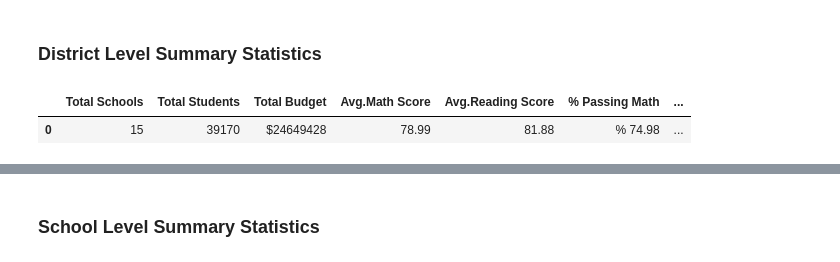
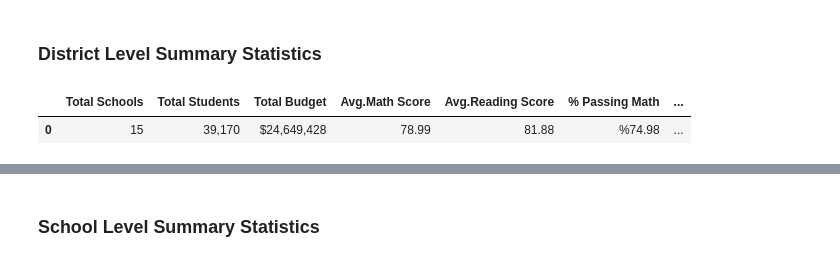
Before and after one commit to martinsingla/Challenge-Pandas, a Jupyter notebook: PyCitySchools/script.ipynb, the cells around one changed output, grey strips where cells are left out. Cells and saved outputs as stored; diff of their text form; code cells hidden in the pictures.

```diff
--- a/PyCitySchools/script.ipynb
+++ b/PyCitySchools/script.ipynb
@@ -53,19 +53,31 @@ data.head()
 ### District Level Summary Statistics
 # %%
 #District Education statistics summary
+
+#Creating df
 df1 = pd.DataFrame({
     "Total Schools": [schools["school_name"].count()] ,
     "Total Students": [students["student_name"].count()],
-    "Total Budget": [f'${schools["budget"].sum()}'],
-    "Avg.Math Score": [round(students["math_score"].mean(), 2)],
-    "Avg.Reading Score": [round(students["reading_score"].mean(), 2)],
-    "% Passing Math": [f'% {round(students.loc[students["math_score"] >= 70,"math_score"].count() / students["math_score"].count() * 100, 2)}'],
-    "% Passing Reading": [f'% {round(students.loc[students["reading_score"] >= 70,"reading_score"].count() / students["math_score"].count() * 100, 2)}'],
-    "% Overall Passing": [f'% {round(students.loc[(students["reading_score"] >= 70) & (students["math_score"] >= 70), "Student ID"].count() / students["Student ID"].count()*100,2)}']
+    "Total Budget": [schools["budget"].sum()],
+    "Avg.Math Score": [students["math_score"].mean()],
+    "Avg.Reading Score": [students["reading_score"].mean()],
+    "% Passing Math": [students.loc[students["math_score"] >= 70,"math_score"].count() / students["math_score"].count() * 100],
+    "% Passing Reading": [students.loc[students["reading_score"] >= 70,"reading_score"].count() / students["math_score"].count() * 100],
+    "% Overall Passing": [students.loc[(students["reading_score"] >= 70) & (students["math_score"] >= 70), "Student ID"].count() / students["Student ID"].count()*100]
 })
 
-df1
+#Formatting df
+df1_formated = df1.copy()
+df1_formated["Total Students"] = df1_formated["Total Students"].map("{:,}".format)
+df1_formated["Total Budget"] = df1_formated["Total Budget"].map("${:,}".format)
+df1_formated["Avg.Math Score"] = df1_formated["Avg.Math Score"].map("{:.2f}".format)
+df1_formated["Avg.Reading Score"] = df1_formated["Avg.Reading Score"].map("{:.2f}".format)
+df1_formated["% Passing Math"] = df1_formated["% Passing Math"].map("%{:.2f}".format)
+df1_formated["% Passing Reading"] = df1_formated["% Passing Reading"].map("%{:.2f}".format)
+df1_formated["% Overall Passing"] = df1_formated["% Overall Passing"].map("%{:.2f}".format)
+
+df1_formated
 # %% [output]
 |  | Total Schools | Total Students | Total Budget | Avg.Math Score | Avg.Reading Score | % Passing Math | ... |
-| 0 | 15 | 39170 | $24649428 | 78.99 | 81.88 | % 74.98 | ... |
+| 0 | 15 | 39,170 | $24,649,428 | 78.99 | 81.88 | %74.98 | ... |
 # %% [markdown]
```
Also changed, not shown: parts of 18 cells of this notebook.
